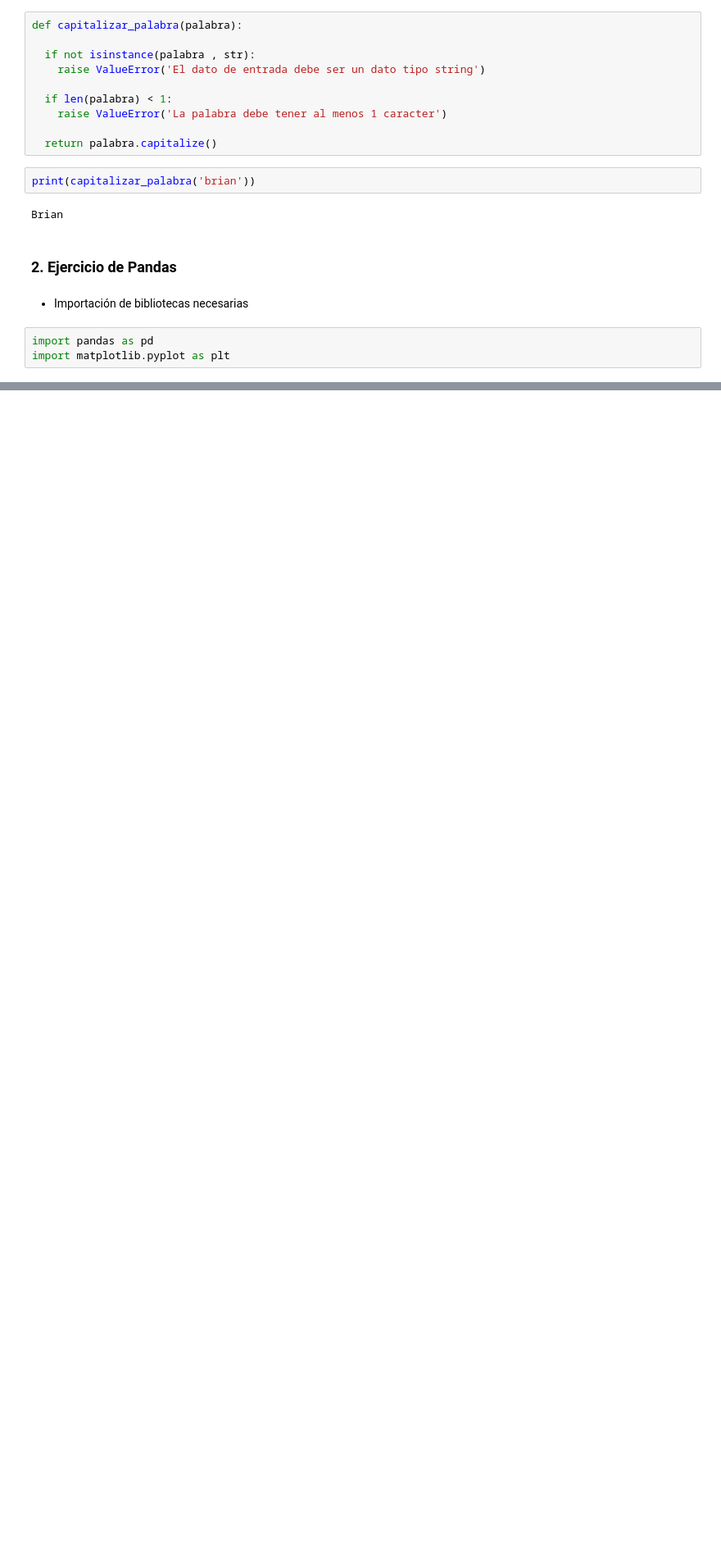
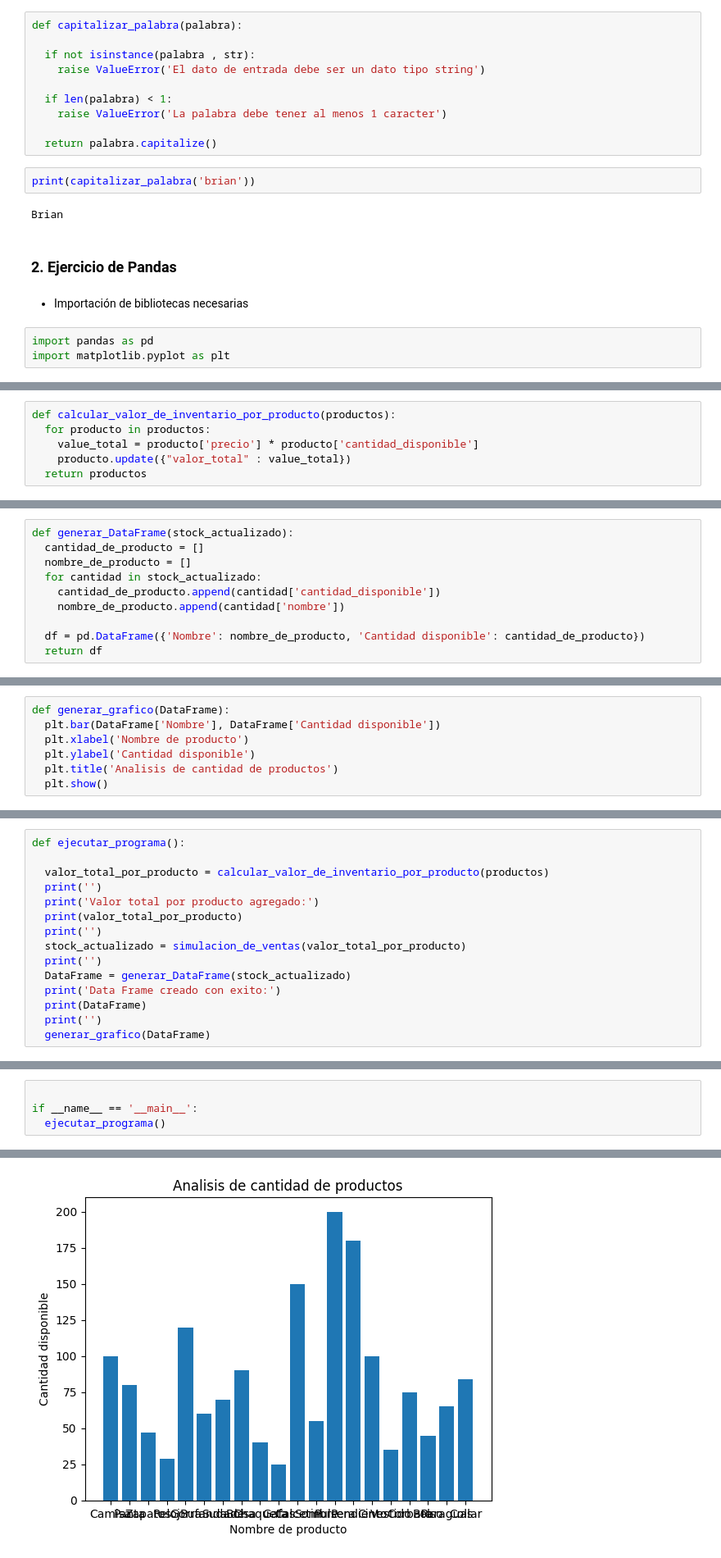
Before and after one commit to wiclok/Primer-parcial-python, a Jupyter notebook: test.ipynb, the cells around one changed output, grey strips where cells are left out. Shown at 82% size. Drawn from its saved outputs; the diff is of its cells as text; blank space fills up the shorter version.

```diff
--- a/test.ipynb
+++ b/test.ipynb
@@ -33,0 +61,6 @@ import matplotlib.pyplot as plt
+# %%
+def calcular_valor_de_inventario_por_producto(productos):
+  for producto in productos:
+    value_total = producto['precio'] * producto['cantidad_disponible']
+    producto.update({"valor_total" : value_total})
+  return productos
@@ -33,0 +110,10 @@ import matplotlib.pyplot as plt
+# %%
+def generar_DataFrame(stock_actualizado):
+  cantidad_de_producto = []
+  nombre_de_producto = []
+  for cantidad in stock_actualizado:
+    cantidad_de_producto.append(cantidad['cantidad_disponible'])
+    nombre_de_producto.append(cantidad['nombre'])
+
+  df = pd.DataFrame({'Nombre': nombre_de_producto, 'Cantidad disponible': cantidad_de_producto})
+  return df
@@ -33,0 +122,7 @@ import matplotlib.pyplot as plt
+# %%
+def generar_grafico(DataFrame):
+  plt.bar(DataFrame['Nombre'], DataFrame['Cantidad disponible'])
+  plt.xlabel('Nombre de producto')
+  plt.ylabel('Cantidad disponible')
+  plt.title('Analisis de cantidad de productos')
+  plt.show()
@@ -33,0 +131,15 @@ import matplotlib.pyplot as plt
+# %%
+def ejecutar_programa():
+
+  valor_total_por_producto = calcular_valor_de_inventario_por_producto(productos)
+  print('')
+  print('Valor total por producto agregado:')
+  print(valor_total_por_producto)
+  print('')
+  stock_actualizado = simulacion_de_ventas(valor_total_por_producto)
+  print('')
+  DataFrame = generar_DataFrame(stock_actualizado)
+  print('Data Frame creado con exito:')
+  print(DataFrame)
+  print('')
+  generar_grafico(DataFrame)
@@ -33,0 +148,5 @@ import matplotlib.pyplot as plt
+# %%
+
+if __name__ == '__main__':
+  ejecutar_programa()
+# %% [output]
@@ -33,0 +170 @@ import matplotlib.pyplot as plt
+[figure, added]
```
Also changed, not shown: parts of 10 cells of this notebook.
